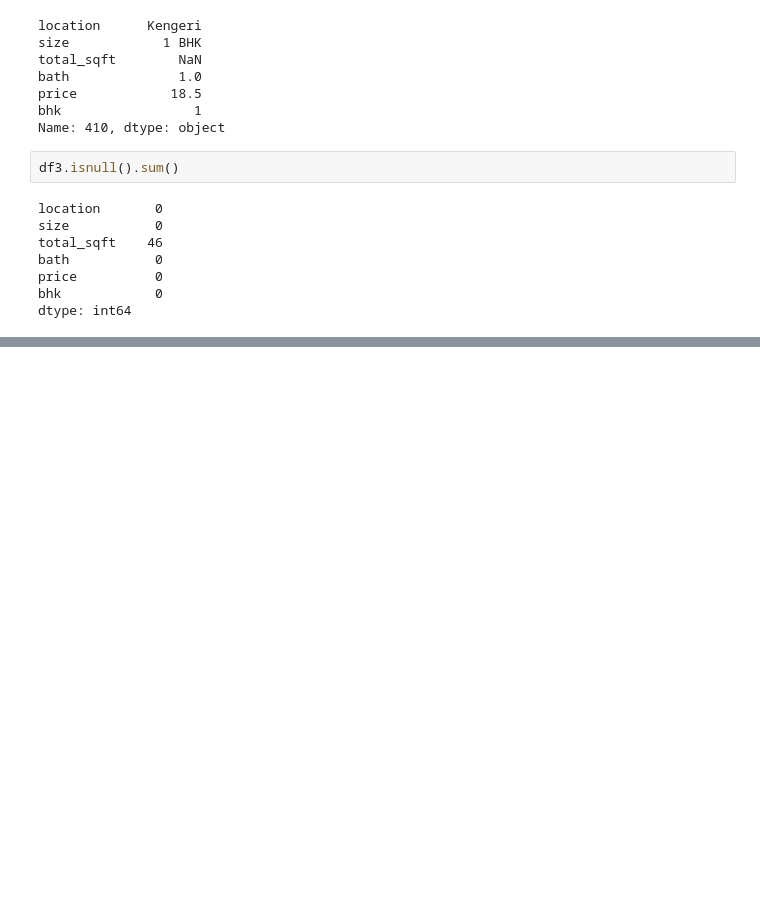
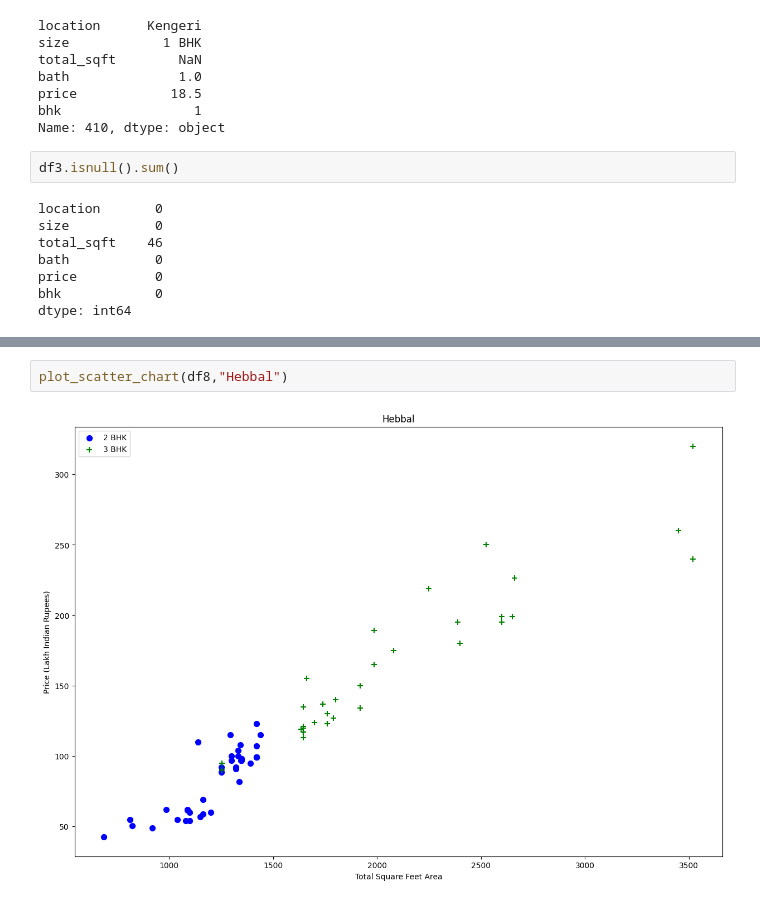
Before and after one commit to BishwaKandel/MachineLearning, a Jupyter notebook: Project.ipynb, the cells around one changed output, grey strips where cells are left out. Drawn from its saved outputs; the diff is of its cells as text; blank space fills up the shorter version.

```diff
--- a/Project.ipynb
+++ b/Project.ipynb
@@ -229,0 +415,4 @@ dtype: int64
+# %%
+plot_scatter_chart(df8,"Hebbal")
+# %% [output]
+[figure, added]
```
Also changed, not shown: parts of 24 cells of this notebook.
